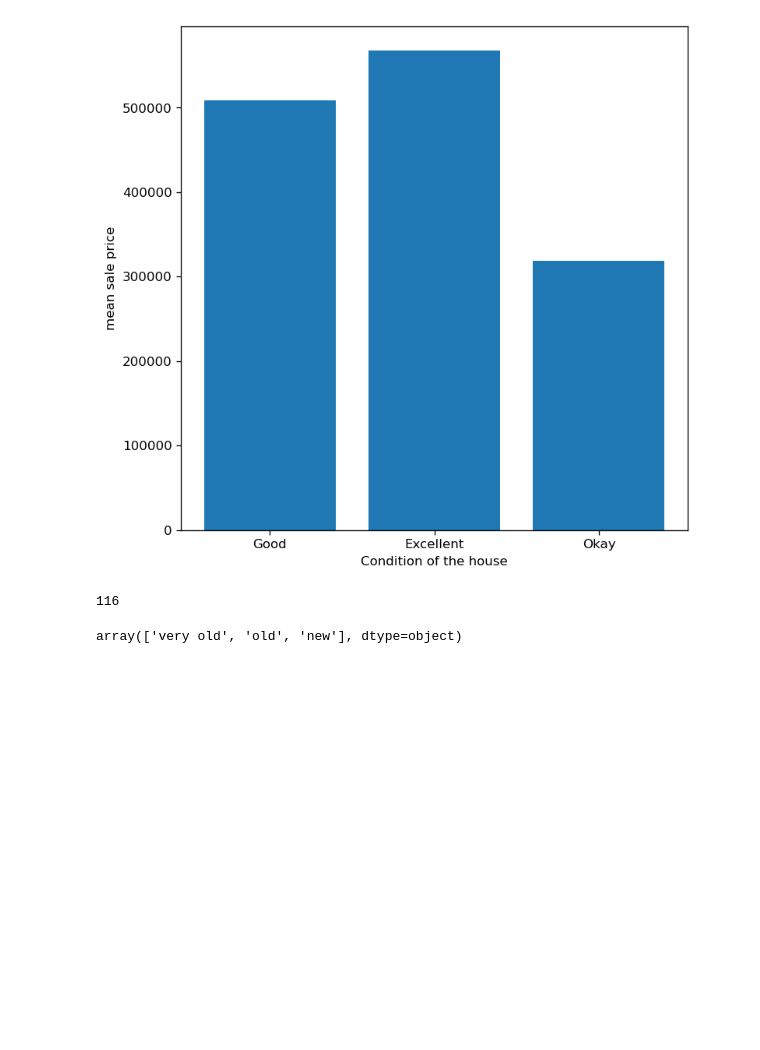
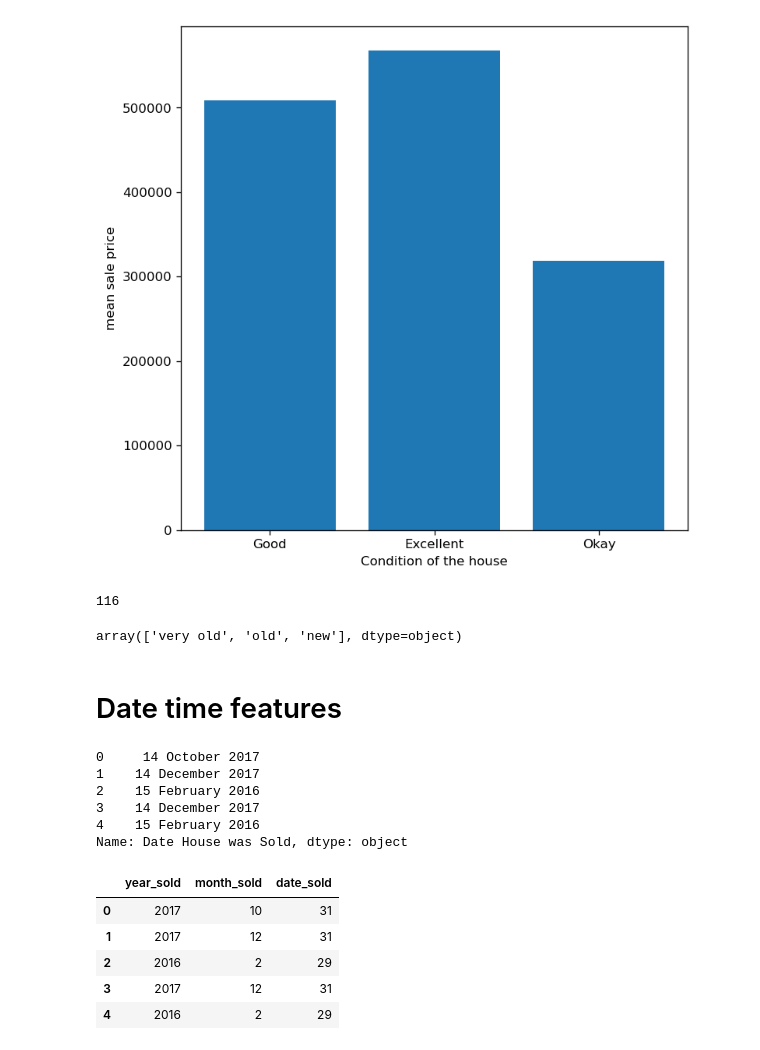
Before and after one commit to girish-kanjiyani7/realestate, a Jupyter notebook: part5_4.ipynb, the cells around one changed output. Cells and saved outputs as stored; diff of their text form; code cells hidden in the pictures; blank space fills up the shorter version.

```diff
--- a/part5_4.ipynb
+++ b/part5_4.ipynb
@@ -311,3 +311,29 @@ cat_house_age = data['Age of House (in Years)'].map(age_of_house)
 cat_house_age.unique()
 # %% [output]
 array(['very old', 'old', 'new'], dtype=object)
+# %% [markdown]
+# Date time features
+# %%
+data['Date House was Sold'].head()
+# %% [output]
+0     14 October 2017
+1    14 December 2017
+2    15 February 2016
+3    14 December 2017
+4    15 February 2016
+Name: Date House was Sold, dtype: object
+# %%
+time = pd.DatetimeIndex(data['Date House was Sold'])
+data['year_sold'] = time.year
+data['month_sold'] = time.month
+#data['weekday_sold'] = time.weekdayname
+data['date_sold'] = time.days_in_month
+
+data[['year_sold', 'month_sold', 'date_sold']].head()
+# %% [output]
+|  | year_sold | month_sold | date_sold |
+| 0 | 2017 | 10 | 31 |
+| 1 | 2017 | 12 | 31 |
+| 2 | 2016 | 2 | 29 |
+| 3 | 2017 | 12 | 31 |
+| 4 | 2016 | 2 | 29 |
```
Also changed, not shown: parts of 4 cells of this notebook, 1 other file.
